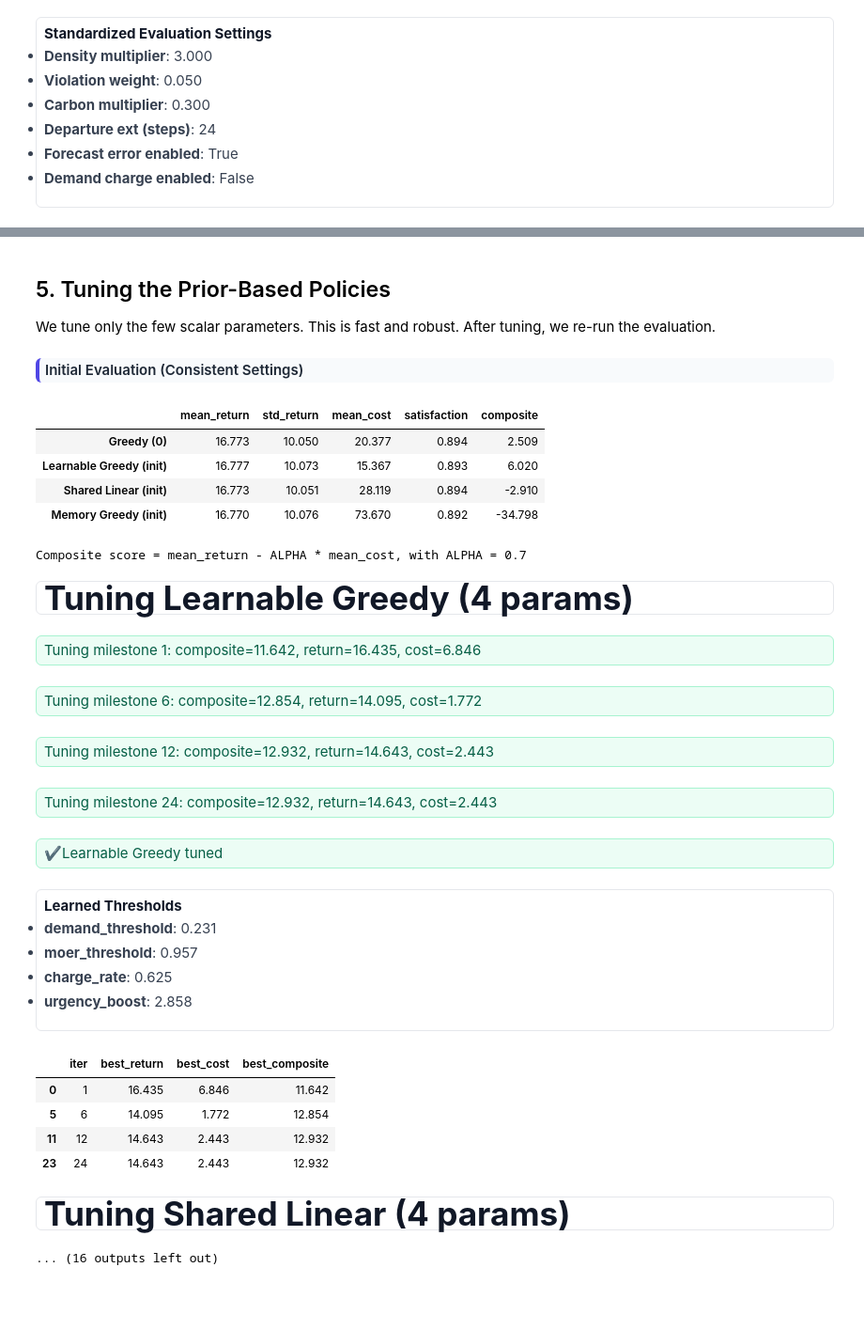
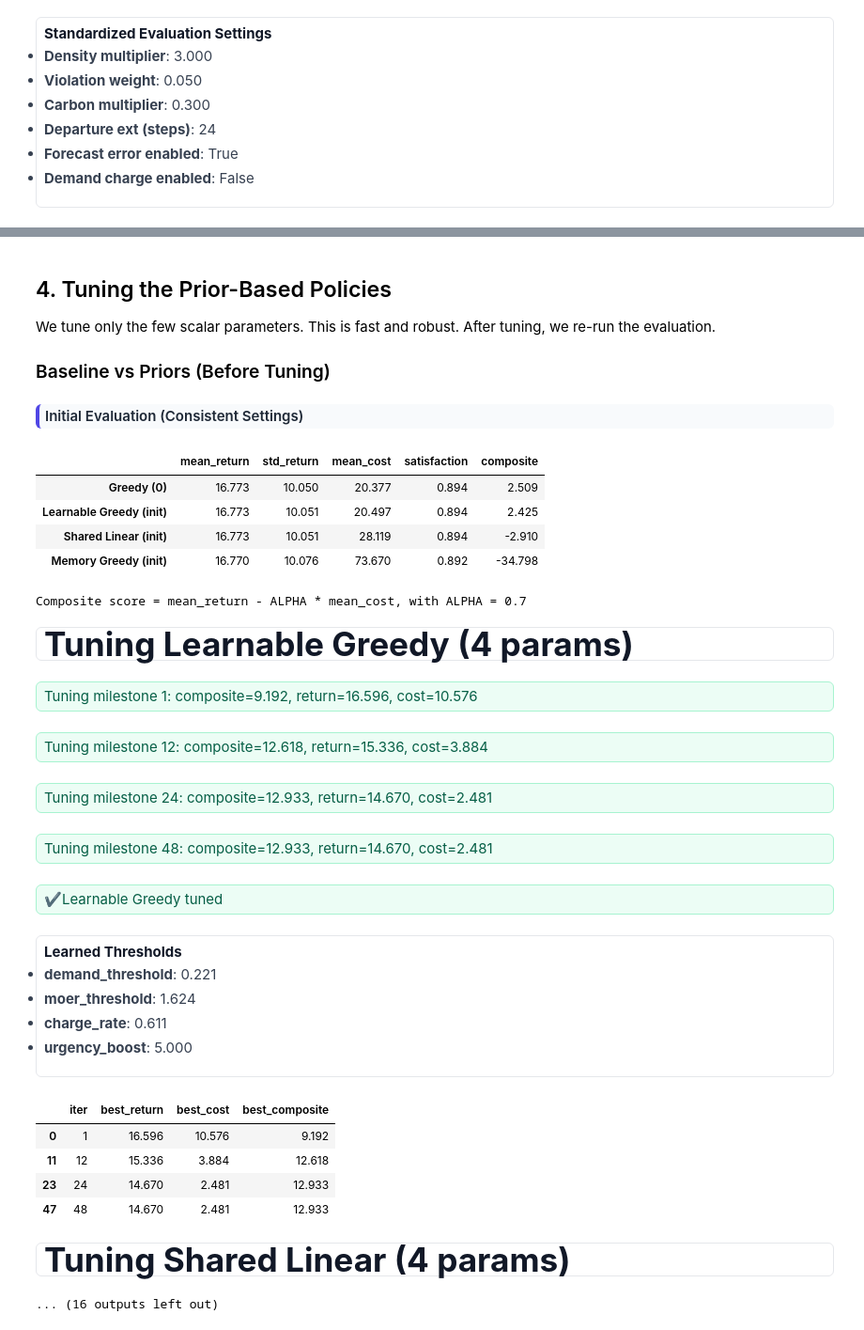
Before and after one commit to jinming99/GridGuardian-RL, a Jupyter notebook: tutorials/03b_ev_priors_and_simple_rl.ipynb, the cells around one changed output, grey strips where cells are left out. Shown at 94% size. Saved outputs shown, nothing was run; the diff lists cells and outputs as text; code cells hidden in the pictures; blank space fills up the shorter version.

```diff
--- a/tutorials/03b_ev_priors_and_simple_rl.ipynb
+++ b/tutorials/03b_ev_priors_and_simple_rl.ipynb
@@ -630,27 +449,53 @@ def train_rule_ppo(
 # %% [markdown]
-## 5. Tuning the Prior-Based Policies
+## 4. Tuning the Prior-Based Policies
 
 We tune only the few scalar parameters. This is fast and robust. After tuning,
 we re-run the evaluation.
+
+### Baseline vs Priors (Before Tuning)
+# %%
+# Baseline greedy (dict env)
+baseline_algo = GreedyAlgorithm(make_env_dict())
+baseline_policy_fn = wrap_policy(baseline_algo)
+
+# Prior policies (initialize Learnable Greedy to approximate hard Greedy(0))
+# Intuition: near-zero demand threshold, very high MOER threshold (always charge),
+# charge_rate=1, and a strong urgency_boost so sigmoid(~) ≈ 1 when demand>0.
+learnable = LearnableGreedy(
+    demand_threshold=0.0,
+    moer_threshold=2.0,
+    charge_rate=1.0,
+    urgency_boost=5.0,
+)
+shared = SharedLinearPolicy(
+    w0=-0.8, w1=1.2, w2=2.5, w3=-0.6
+)
+memory = MemoryAugmentedGreedy(
+    demand_threshold=0.05,
+    moer_base_threshold=0.8,
+    memory_weight=0.3,
+    trend_sensitivity=1.0,
+    charge_rate=1.0,
+)
 # %%
 # Quick toggle: use lighter settings for faster demo runs
 FAST_DEMO = True
 if FAST_DEMO:
     TUNE_CFG = TuneConfig(
-        iterations=24,
-        candidates_per_iter=8,
+        iterations=48,             # more iterations for gradual gains
+        candidates_per_iter=3,     # fewer candidates per iter to reduce big jumps
         episodes=3,
         horizon=288,
-        noise_scale=0.15,
+        noise_scale=0.075,         # smaller perturbations
         seed=2025,
     )
 else:
     TUNE_CFG = TuneConfig(
-        iterations=100,             # deeper search
-        candidates_per_iter=12,     # more candidates
+        iterations=120,             # deeper search
+        candidates_per_iter=4,      # moderate candidates per iter
         episodes=5,                 # reduce variance
         horizon=288,
-        noise_scale=0.15,           # explore more broadly
+        noise_scale=0.075,          # balanced exploration
         seed=2025,
     )
 
@@ -760,45 +605,45 @@ try:
     max_iter = int(trace_df['iter'].max())
     greedy_ref = pd.DataFrame({
         'iter': np.arange(0, max_iter + 1),
         'best_return': mean_ret_g,
         'best_cost': mean_cost_g,
         'best_composite': float(mean_ret_g - ALPHA * mean_cost_g),
         'policy': 'Greedy (ref)'
     })
     trace_df_plot = pd.concat([trace_df, greedy_ref], ignore_index=True)
 except Exception:
     trace_df_plot = trace_df
 
 quick_plot({
     'layout': '1x3', 'size': (18, 4), 'plots': [
         {'type': 'line', 'data': trace_df_plot, 'x': 'iter', 'y': 'best_return', 'group': 'policy', 'legend': True, 'title': 'Best Return vs Iteration'},
         {'type': 'line', 'data': trace_df_plot, 'x': 'iter', 'y': 'best_cost', 'group': 'policy', 'legend': True, 'title': 'Best Cost vs Iteration'},
         {'type': 'line', 'data': trace_df_plot, 'x': 'iter', 'y': 'best_composite', 'group': 'policy', 'legend': True, 'title': 'Composite (return - 0.7*cost)'},
     ]
 })
 # %% [output]
 Initial Evaluation (Consistent Settings)
 |  | mean_return | std_return | mean_cost | satisfaction | composite |
 | Greedy (0) | 16.773 | 10.050 | 20.377 | 0.894 | 2.509 |
-| Learnable Greedy (init) | 16.777 | 10.073 | 15.367 | 0.893 | 6.020 |
+| Learnable Greedy (init) | 16.773 | 10.051 | 20.497 | 0.894 | 2.425 |
 | Shared Linear (init) | 16.773 | 10.051 | 28.119 | 0.894 | -2.910 |
 | Memory Greedy (init) | 16.770 | 10.076 | 73.670 | 0.892 | -34.798 |
 Composite score = mean_return - ALPHA * mean_cost, with ALPHA = 0.7
 Tuning Learnable Greedy (4 params)
-Tuning milestone 1: composite=11.642, return=16.435, cost=6.846
+Tuning milestone 1: composite=9.192, return=16.596, cost=10.576
-Tuning milestone 6: composite=12.854, return=14.095, cost=1.772
+Tuning milestone 12: composite=12.618, return=15.336, cost=3.884
-Tuning milestone 12: composite=12.932, return=14.643, cost=2.443
+Tuning milestone 24: composite=12.933, return=14.670, cost=2.481
-Tuning milestone 24: composite=12.932, return=14.643, cost=2.443
+Tuning milestone 48: composite=12.933, return=14.670, cost=2.481
 ✔Learnable Greedy tuned
 Learned Thresholds
-demand_threshold: 0.231
-moer_threshold: 0.957
-charge_rate: 0.625
-urgency_boost: 2.858
+demand_threshold: 0.221
+moer_threshold: 1.624
+charge_rate: 0.611
+urgency_boost: 5.000
 |  | iter | best_return | best_cost | best_composite |
-| 0 | 1 | 16.435 | 6.846 | 11.642 |
-| 5 | 6 | 14.095 | 1.772 | 12.854 |
-| 11 | 12 | 14.643 | 2.443 | 12.932 |
-| 23 | 24 | 14.643 | 2.443 | 12.932 |
+| 0 | 1 | 16.596 | 10.576 | 9.192 |
+| 11 | 12 | 15.336 | 3.884 | 12.618 |
+| 23 | 24 | 14.670 | 2.481 | 12.933 |
+| 47 | 48 | 14.670 | 2.481 | 12.933 |
 Tuning Shared Linear (4 params)
 ... (16 outputs left out)
```
Also changed, not shown: parts of 21 cells of this notebook, 6 other files.
